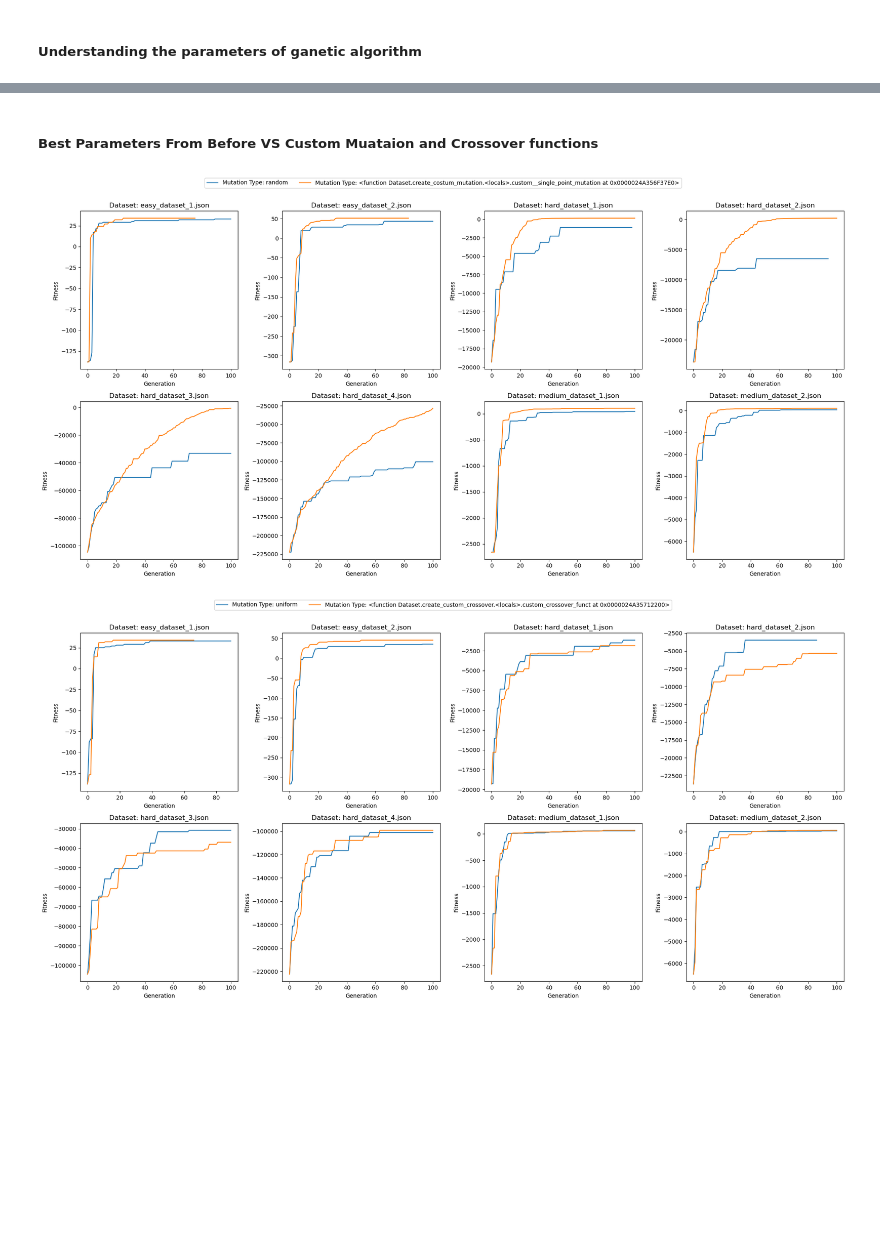
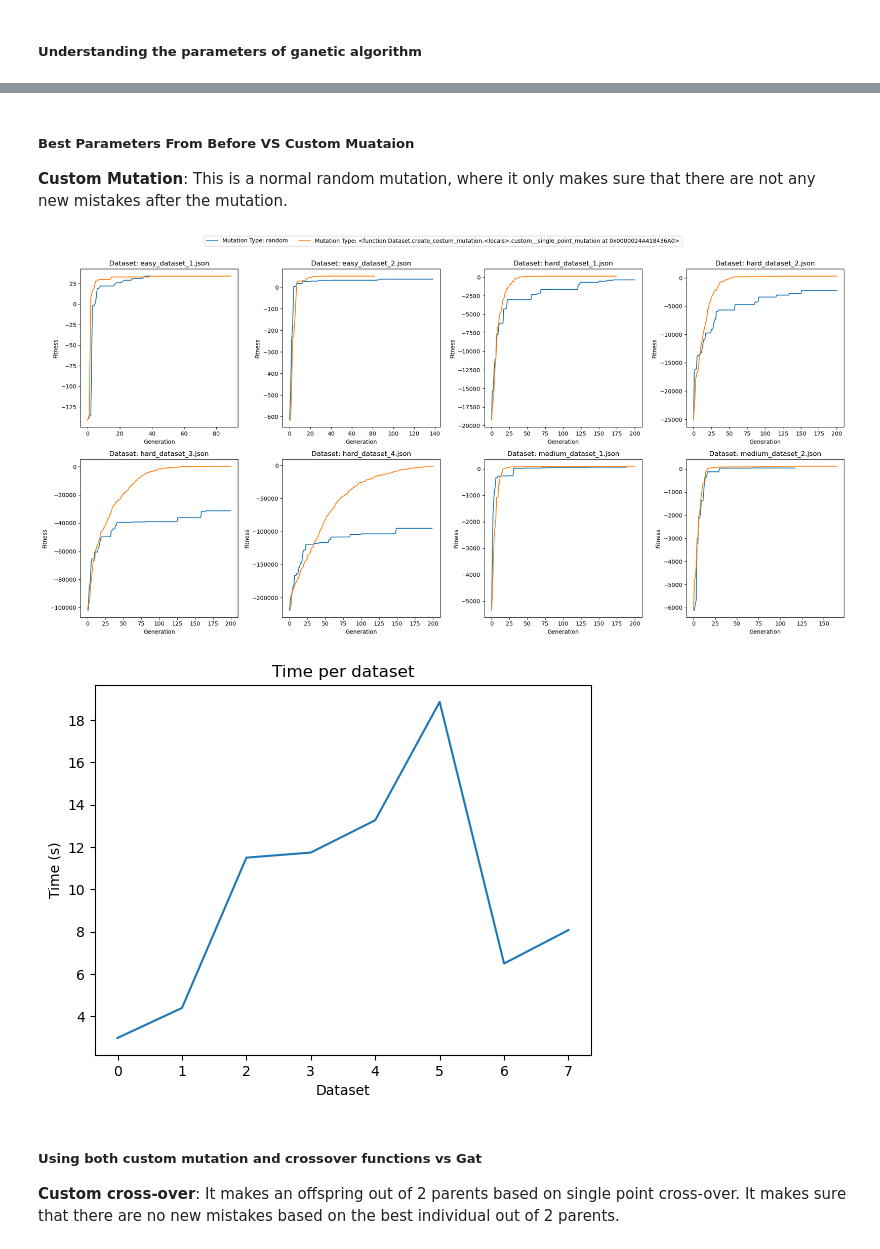
Before and after one commit to ekoface/IS_seminar, a Jupyter notebook: Seminar.ipynb, the cells around one changed output, grey strips where cells are left out. Drawn from its saved outputs; the diff is of its cells as text; code cells hidden in the pictures; blank space fills up the shorter version.

```diff
--- a/Seminar.ipynb
+++ b/Seminar.ipynb
@@ -136,6 +122,7 @@ class Dataset:
 
                 number_mutations = offspring.shape[1]
                 number_tries = 10
+                #random_choice = random.random() < (2 / 3)
                 while number_tries > 0:
                     gene_idx = np.random.randint(0, offspring.shape[1])
                     offspring[idx, gene_idx] = 1 - offspring[idx, gene_idx]
@@ -164,7 +151,6 @@ class Dataset:
 
             while len(offspring) != offspring_size[0]:
                 number_tries = 5
-                random_check = np.random.choice(range(3)) == 1
                 parent1 = parents[idx % parents.shape[0], :].copy()
                 parent2 = parents[(idx + 1) % parents.shape[0], :].copy()
                 vect_1 = solution_is_valid_func(parent1, get_sum=False, print_values=False, return_matrix=True)
@@ -172,19 +158,19 @@ class Dataset:
                 best = vect_1
                 if np.sum(vect_1) > np.sum(vect_2):
                     best = vect_2
+               # random_choice = random.random() < (2 / 3)
                 while(number_tries > 0):
                     random_split_point = np.random.choice(range(offspring_size[1]))
                     new_offspring = parent1.copy()
                     new_offspring[random_split_point:] = parent2[random_split_point:]
                     new_constraint_vector = solution_is_valid_func(new_offspring, get_sum=False, print_values=False, return_matrix=True)
                     constraint_vector = np.array([1 if val == 0 else 0 for val in best])
-                    if np.all(new_constraint_vector[constraint_vector == 1] == 0 or not random_check):
+                    if np.all(new_constraint_vector[constraint_vector == 1] == 0):
                         offspring.append(new_offspring)
                         number_tries = 0
-                        #print("Crossover success")
+                        break
                     number_tries -= 1
                     if number_tries == 0:
-                        #print("Crossover failed")
                         offspring.append(new_offspring)
                 idx += 1
             return np.array(offspring)
@@ -255,7 +243,6 @@ dict_keys(['easy_dataset_1.json', 'easy_dataset_2.json', 'hard_dataset_1.json',
 # %%
 def run_ga_and_plot_fitness(dataset_name, param_name, param_values, fitnes_penalty, initial_pop, num_generations, num_parents_mating, population_size, fitness_function, num_reviewers, num_papers):
     fitness_history = {str(value): [] for value in param_values}
-    avg_fitness_history = {str(value): [] for value in param_values}
 
     for value in param_values:
         ga_params = {
@@ -284,19 +271,12 @@ def run_ga_and_plot_fitness(dataset_name, param_name, param_values, fitnes_penal
         elif param_name == 'num_parents_mating':
             ga_params['num_parents_mating'] = value
 
-        def on_generation(ga_instance):
-            avg_fitness = sum(ga_instance.last_generation_fitness) / len(ga_instance.last_generation_fitness)
-            avg_fitness_history[str(value)].append(avg_fitness)
-            print(f"Generation {ga_instance.generations_completed} Avg Fitness: {avg_fitness:.4f}")
-
-        ga_instance = pygad.GA(**ga_params, on_generation=on_generation)
+        ga_instance = pygad.GA(**ga_params)
 
         ga_instance.run()
         fitness_history[str(value)] = ga_instance.best_solutions_fitness
 
-        return fitness_history, avg_fitness_history
-
-
+    return fitness_history
 
 def run_ga_and_plot_fitness_both(dataset_name, param_name, param_values, param_values2, fitnes_penalty, initial_pop, num_generations, num_parents_mating, population_size, fitness_function, num_reviewers, num_papers):
     fitness_history = {str(value): [] for value in param_values}
@@ -330,8 +310,9 @@ def run_ga_and_plot_fitness_both(dataset_name, param_name, param_values, param_v
 def plot_fitness_histogram(data, change_type ,change_values, custom_mutation = False, custom_crossover= False):
     fig, axes = plt.subplots(2, 4, figsize=(20, 10))
     plt.subplots_adjust(top=0.85)
-
+    time_per_dataset = {}
     for i, (key, dataset) in enumerate(data.items()):
+        start_time = time.time()
         if(custom_mutation):
             costum_mutation = dataset.costum_mutation
             change_values[1] = costum_mutation
@@ -339,10 +320,12 @@ def plot_fitness_histogram(data, change_type ,change_values, custom_mutation = F
             custom_crossover = dataset.custom_crossover
             change_values[1] = custom_crossover
         fitness_function = dataset.fitness_function
-        fitness_history,avg_fitness_history = run_ga_and_plot_fitness(key, change_type, change_values, dataset.fitness_penalty, dataset.initial_pop, dataset.num_generations, dataset.num_parents_mating, dataset.population_size, fitness_function, dataset.num_reviewers, dataset.num_papers)
+        fitness_history = run_ga_and_plot_fitness(key, change_type, change_values, dataset.fitness_penalty, dataset.initial_pop, dataset.num_generations, dataset.num_parents_mating, dataset.population_size, fitness_function, dataset.num_reviewers, dataset.num_papers)
+        end_time = time.time()
+        elapsed_time = end_time - start_time
+        time_per_dataset[i] = elapsed_time
         for name in change_values:
             axes[i // 4, i % 4].plot(fitness_history[str(name)], label=f"Mutation Type: {name}")
-            axes[i // 4, i % 4].plot(avg_fitness_history[str(name)], label=f"Avg Type: {name}")
 
         axes[i // 4, i % 4].set_xlabel("Generation")
         axes[i // 4, i % 4].set_ylabel("Fitness")
@@ -354,6 +337,12 @@ def plot_fitness_histogram(data, change_type ,change_values, custom_mutation = F
 
     plt.tight_layout(rect=[0, 0, 1, 0.95])
     plt.show()
+
+    plt.plot(time_per_dataset.keys(), time_per_dataset.values())
+    plt.xlabel("Dataset")
+    plt.ylabel("Time (s)")
+    plt.title("Time per dataset")
+    plt.show()
 # %% [markdown]
 ##### **Understanding the parameters of ganetic algorithm**
 # %%
@@ -460,14 +388,17 @@ Generation 100 Avg Fitness: -1857.3800
-# %% [markdown]
-##### **Best Parameters From Before VS Custom Muataion and Crossover functions**
+# %% [markdown]
+##### **Best Parameters From Before VS Custom Muataion**
+**Custom Mutation**: This is a normal random mutation, where it only makes sure that there are not any new mistakes after the mutation.
 # %%
 
-#
+for i, (key, dataset) in enumerate(data.items()):
+    dataset.change_population_size(400)
+    dataset.change_num_generations(200)
 mutation_funcs = ["random", None]
 plot_fitness_histogram(data, 'mutation_type', mutation_funcs, custom_mutation = True)
-
-crossover_funcs = ["uniform", None]
-plot_fitness_histogram(data, 'crossover_type', crossover_funcs, custom_crossover = True)
 # %% [output]
-[figure, old version]
+[figure, new version]
-[figure, old version]
+[figure, new version]
+# %% [markdown]
+##### **Using both custom mutation and crossover functions vs Gat**
+**Custom cross-over**: It makes an offspring out of 2 parents based on single point cross-over. It makes sure that there are no new mistakes based on the best individual out of 2 parents.
 # %%
```
Also changed, not shown: parts of 7 cells of this notebook.
